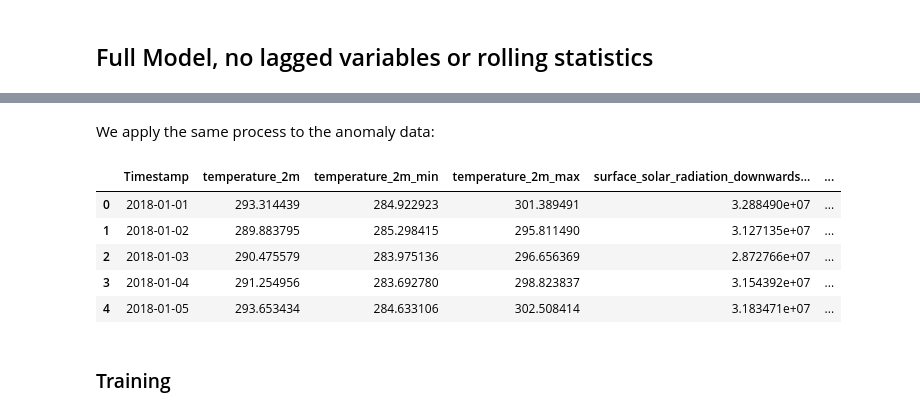
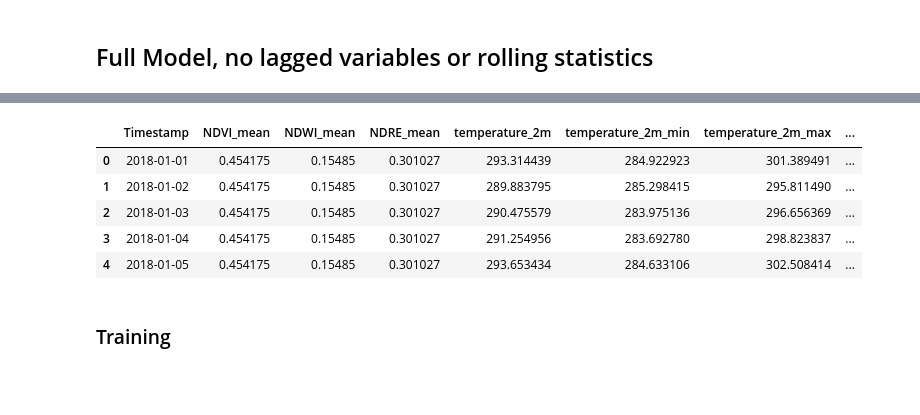
Before and after one commit to asembreek/fieldlens, a Jupyter notebook: notebooks/4. Gaussian Mixture Model.ipynb, the cells around one changed output, grey strips where cells are left out. Cells and saved outputs as stored; diff of their text form; code cells hidden in the pictures; blank space fills up the shorter version.

```diff
--- a/notebooks/4. Gaussian Mixture Model.ipynb
+++ b/notebooks/4. Gaussian Mixture Model.ipynb
@@ -60,11 +58,16 @@ roll_lag_df["Timestamp"] = pd.to_datetime(roll_lag_df["Timestamp"])
 # Extract extreme drought years 2018, 2019
 
 def get_anomaly_df(df):
+    df = rem_2024_2025(df)
     mask = df["Timestamp"].dt.year.isin([2018, 2019])
     return df[~mask].copy(), df[mask].copy()
+
+def rem_2024_2025(df):
+    mask = df["Timestamp"].dt.year.isin([2024, 2025])
+    return df[~mask]
 # %%
 norm_ns_df, anom_ns_df = get_anomaly_df(non_spectral_df)
-norm_s_df, anom_s_df = get_anomaly_df(grouped_spectral_df[["Timestamp", "NDVI_mean", "NDWI_mean", "NDRE_mean"]])
+norm_s_df, anom_s_df = get_anomaly_df(grouped_spectral_df[["Timestamp", "NDVI_mean", "NDWI_mean", "NDRE_mean",]])
 
 norm_eng_ns_df, anom_eng_ns_df = get_anomaly_df(eng_non_spectral_df)
 norm_roll_lag_df, anom_roll_lag_df = get_anomaly_df(roll_lag_df)
@@ -70,0 +94,13 @@ norm_roll_lag_df, anom_roll_lag_df = get_anomaly_df(roll_lag_df)
+# %%
+def get_interpolated_df(spectral, timestamps):
+    spectral_columns = [
+        "NDVI_mean",
+        "NDWI_mean",
+        "NDRE_mean",
+    ]
+
+    df = spectral.merge(timestamps, on="Timestamp", how="right")
+    interpolated_df = df[["Timestamp"] + spectral_columns].copy()
+    interpolated_df[spectral_columns] = interpolated_df[spectral_columns].interpolate(method="pchip", limit_area="inside").bfill()
+
+    return interpolated_df.dropna()
@@ -70,0 +124,3 @@ norm_roll_lag_df, anom_roll_lag_df = get_anomaly_df(roll_lag_df)
+# %%
+anom_interpolated_df = get_interpolated_df(spectral=anom_s_df, timestamps=anom_ns_df["Timestamp"])
+anom_interpolated_df.head()
@@ -165,23 +196,20 @@ X_norm = X_norm.dropna()
-# %% [markdown]
-We apply the same process to the anomaly data:
 # %%
 # Get anomaly data
 
 X_part1 = anom_eng_ns_df[eng_features]
 X_part2 = anom_ns_df[non_spectral_features]
 X_ns_anom = pd.merge(X_part2, X_part1, on="Timestamp")
-X_anom = X_ns_anom.merge(anom_s_df, on="Timestamp", how="left")
 
-X_anom[spectral_columns] = X_anom[spectral_columns].interpolate(method='pchip', limit_area='inside').bfill()
-X_anom = X_anom.dropna()
+# Merge with interpolated spectral dataframe
+X_anom = anom_interpolated_df.merge(X_ns_anom, on="Timestamp", how="left")
 X_anom.head()
 # %% [output]
-|  | Timestamp | temperature_2m | temperature_2m_min | temperature_2m_max | surface_solar_radiation_downwards... | ... |
-| 0 | 2018-01-01 | 293.314439 | 284.922923 | 301.389491 | 3.288490e+07 | ... |
-| 1 | 2018-01-02 | 289.883795 | 285.298415 | 295.811490 | 3.127135e+07 | ... |
-| 2 | 2018-01-03 | 290.475579 | 283.975136 | 296.656369 | 2.872766e+07 | ... |
-| 3 | 2018-01-04 | 291.254956 | 283.692780 | 298.823837 | 3.154392e+07 | ... |
-| 4 | 2018-01-05 | 293.653434 | 284.633106 | 302.508414 | 3.183471e+07 | ... |
+|  | Timestamp | NDVI_mean | NDWI_mean | NDRE_mean | temperature_2m | temperature_2m_min | temperature_2m_max | ... |
+| 0 | 2018-01-01 | 0.454175 | 0.15485 | 0.301027 | 293.314439 | 284.922923 | 301.389491 | ... |
+| 1 | 2018-01-02 | 0.454175 | 0.15485 | 0.301027 | 289.883795 | 285.298415 | 295.811490 | ... |
+| 2 | 2018-01-03 | 0.454175 | 0.15485 | 0.301027 | 290.475579 | 283.975136 | 296.656369 | ... |
+| 3 | 2018-01-04 | 0.454175 | 0.15485 | 0.301027 | 291.254956 | 283.692780 | 298.823837 | ... |
+| 4 | 2018-01-05 | 0.454175 | 0.15485 | 0.301027 | 293.653434 | 284.633106 | 302.508414 | ... |
 # %% [markdown]
 ### Training
 # %% [markdown]
```
Also changed, not shown: parts of 28 cells of this notebook, 1 other file.
